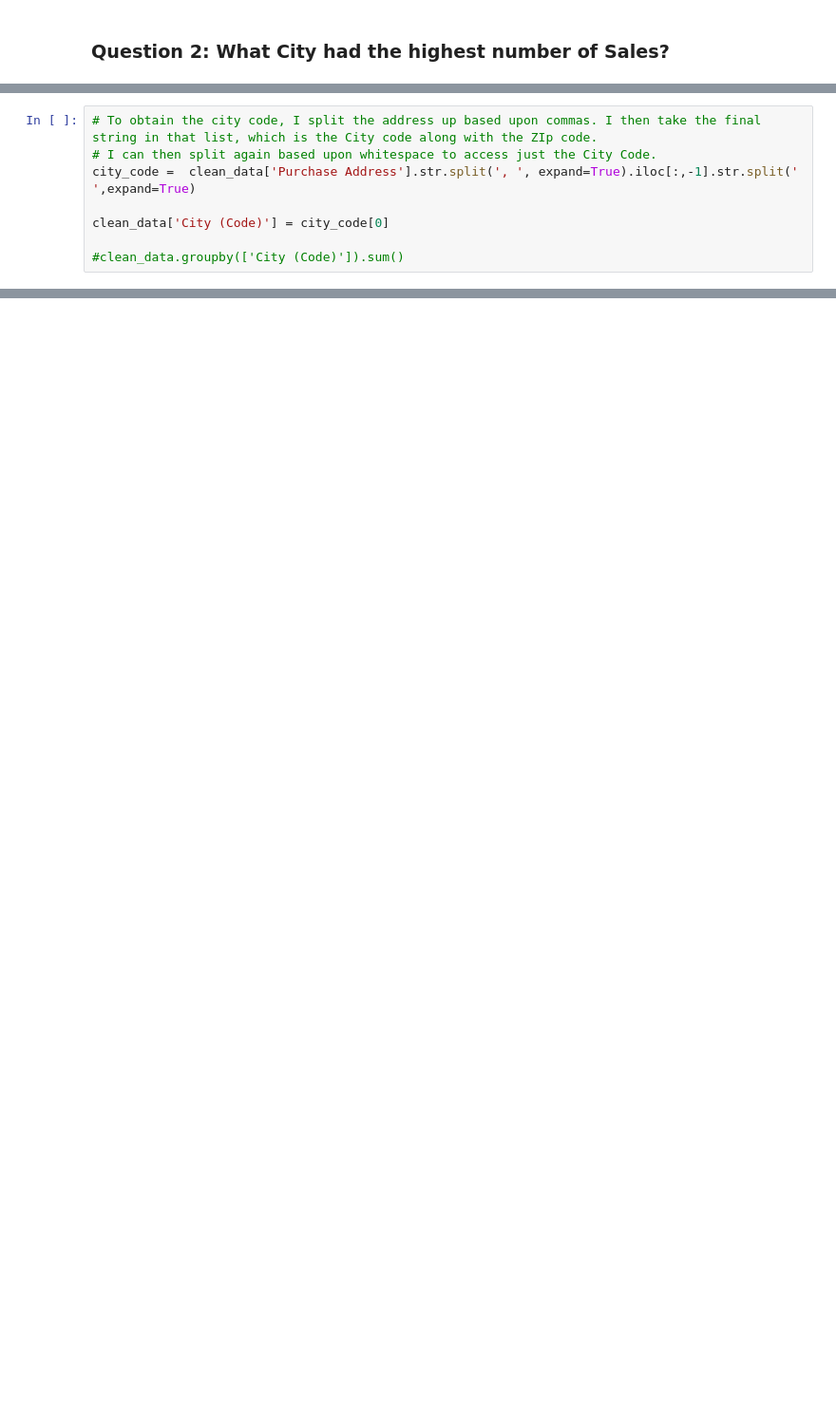
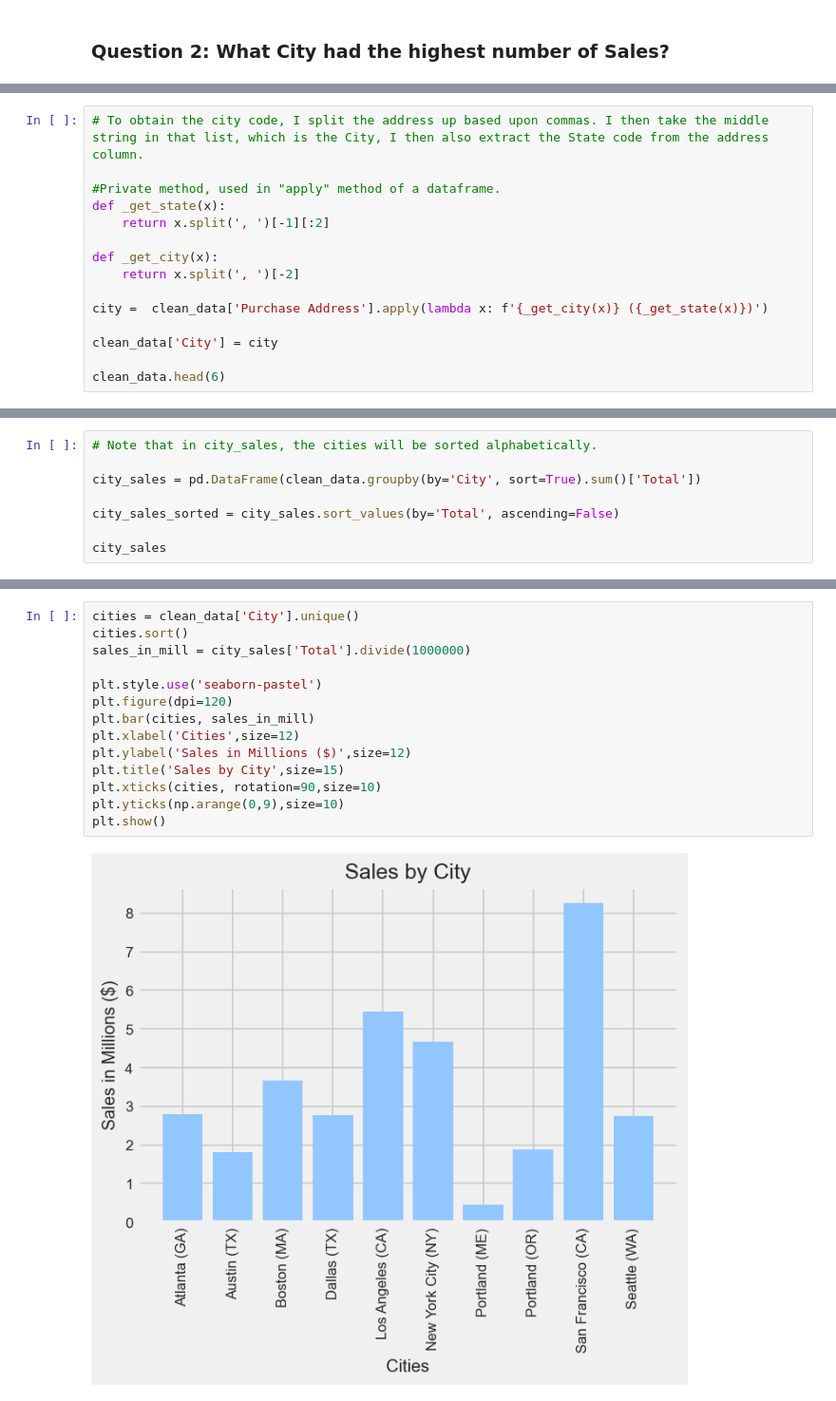
Before and after one commit to tajpatel58/Machine-Learning-, a Jupyter notebook: Data Science Practice/Sales Analysis/Sales_Analysis.ipynb, the cells around one changed output, grey strips where cells are left out. Shown: that part at 95% size. Cells and saved outputs as stored; diff of their text form; blank space fills up the shorter version.

```diff
--- a/Data Science Practice/Sales Analysis/Sales_Analysis.ipynb
+++ b/Data Science Practice/Sales Analysis/Sales_Analysis.ipynb
@@ -141,8 +136,15 @@ To answer this question, I need to add a City column, which can be extracted fro
 # %%
-# To obtain the city code, I split the address up based upon commas. I then take the final string in that list, which is the City code along with the ZIp code.
-# I can then split again based upon whitespace to access just the City Code.
-city_code =  clean_data['Purchase Address'].str.split(', ', expand=True).iloc[:,-1].str.split(' ',expand=True)
+# To obtain the city code, I split the address up based upon commas. I then take the middle string in that list, which is the City, I then also extract the State code from the address column.
 
-clean_data['City (Code)'] = city_code[0]
+#Private method, used in "apply" method of a dataframe.
+def _get_state(x):
+    return x.split(', ')[-1][:2]
 
-#clean_data.groupby(['City (Code)']).sum()
+def _get_city(x):
+    return x.split(', ')[-2]
+
+city =  clean_data['Purchase Address'].apply(lambda x: f'{_get_city(x)} ({_get_state(x)})')
+
+clean_data['City'] = city
+
+clean_data.head(6)
@@ -148,0 +161,8 @@ clean_data['City (Code)'] = city_code[0]
+# %%
+# Note that in city_sales, the cities will be sorted alphabetically.
+
+city_sales = pd.DataFrame(clean_data.groupby(by='City', sort=True).sum()['Total'])
+
+city_sales_sorted = city_sales.sort_values(by='Total', ascending=False)
+
+city_sales
@@ -148,0 +184,16 @@ clean_data['City (Code)'] = city_code[0]
+# %%
+cities = clean_data['City'].unique()
+cities.sort()
+sales_in_mill = city_sales['Total'].divide(1000000)
+
+plt.style.use('seaborn-pastel')
+plt.figure(dpi=120)
+plt.bar(cities, sales_in_mill)
+plt.xlabel('Cities',size=12)
+plt.ylabel('Sales in Millions ($)',size=12)
+plt.title('Sales by City',size=15)
+plt.xticks(cities, rotation=90,size=10)
+plt.yticks(np.arange(0,9),size=10)
+plt.show()
+# %% [output]
+[figure, added]
```
Also changed, not shown: parts of 10 cells of this notebook, 1 other file.
